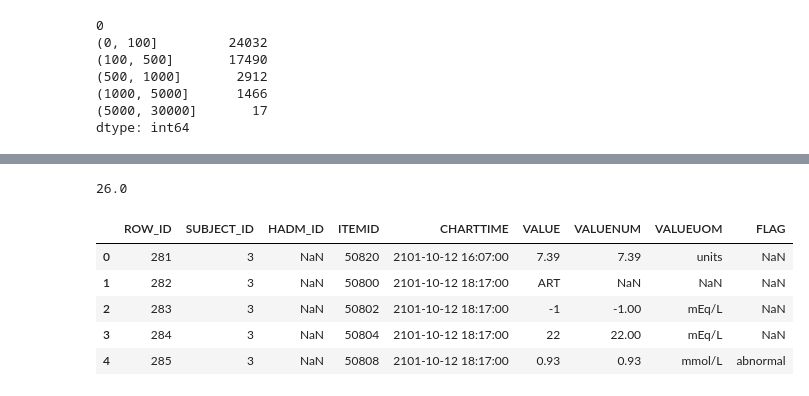
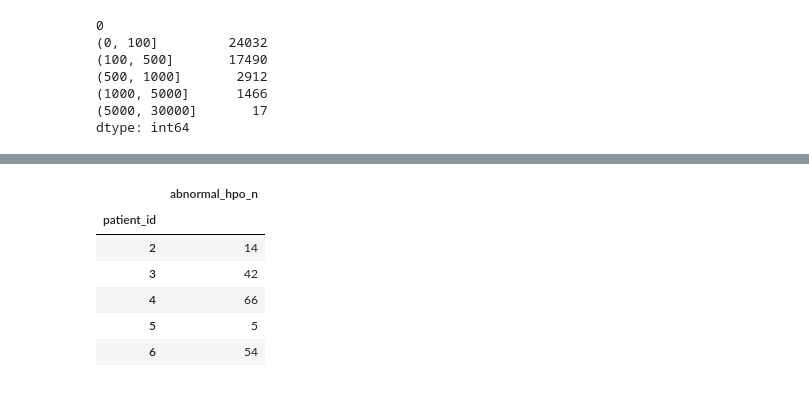
Before and after one commit to TheJacksonLaboratory/MIMIC_HPO, a Jupyter notebook: src/main/resources/EDA.ipynb, the cells around one changed output, grey strips where cells are left out. Cells and saved outputs as stored; diff of their text form; code cells hidden in the pictures.

```diff
--- a/src/main/resources/EDA.ipynb
+++ b/src/main/resources/EDA.ipynb
@@ -103,6 +114,6 @@ pd.DataFrame({'percentage':
 # %%
-mimic2hpo.set_index(mimic2hpo.row_id)
-labevents.set_index(labevents.ROW_ID)
+mimic2hpo = mimic2hpo.set_index(mimic2hpo.row_id)
+labevents = labevents.set_index(labevents.ROW_ID)
 # %%
 combined = labevents.join(mimic2hpo[['negated', 'hpo']], how = 'left')
 combined.head()
@@ -156,5 +177,2 @@ dtype: int64
 # %%
 patient_group = combined[combined.negated == 'F'].groupby('SUBJECT_ID')
-# %%
-for group_id, group in patient_group:
-    print('patient id: {}, unique abnormal hp terms: {}'.format( group_id, len(group.hpo.unique())))
@@ -180,16 +180,14 @@ patient id: 9232, unique abnormal hp t
 unique_abnormal_hp_count = pd.DataFrame({'patient_id': [group_id for group_id, _ in patient_group],
                                         'abnormal_hpo_n': [len(group.hpo.unique()) for _, group in patient_group]})
 # %%
-unique_abnormal_hp_count.set_index('patient_id')
-unique_abnormal_hp_count.abnormal_hpo_n.median()
+unique_abnormal_hp_count = unique_abnormal_hp_count.set_index('patient_id')
-# %% [output]
-26.0
 # %%
-labevents.head()
+unique_abnormal_hp_count.head()
 # %% [output]
-|  | ROW_ID | SUBJECT_ID | HADM_ID | ITEMID | CHARTTIME | VALUE | VALUENUM | VALUEUOM | FLAG |
-| 0 | 281 | 3 | NaN | 50820 | 2101-10-12 16:07:00 | 7.39 | 7.39 | units | NaN |
-| 1 | 282 | 3 | NaN | 50800 | 2101-10-12 18:17:00 | ART | NaN | NaN | NaN |
-| 2 | 283 | 3 | NaN | 50802 | 2101-10-12 18:17:00 | -1 | -1.00 | mEq/L | NaN |
-| 3 | 284 | 3 | NaN | 50804 | 2101-10-12 18:17:00 | 22 | 22.00 | mEq/L | NaN |
-| 4 | 285 | 3 | NaN | 50808 | 2101-10-12 18:17:00 | 0.93 | 0.93 | mmol/L | abnormal |
+|  | abnormal_hpo_n |
+| patient_id |  |
+| 2 | 14 |
+| 3 | 42 |
+| 4 | 66 |
+| 5 | 5 |
+| 6 | 54 |
```
Also changed, not shown: parts of 23 cells of this notebook.
